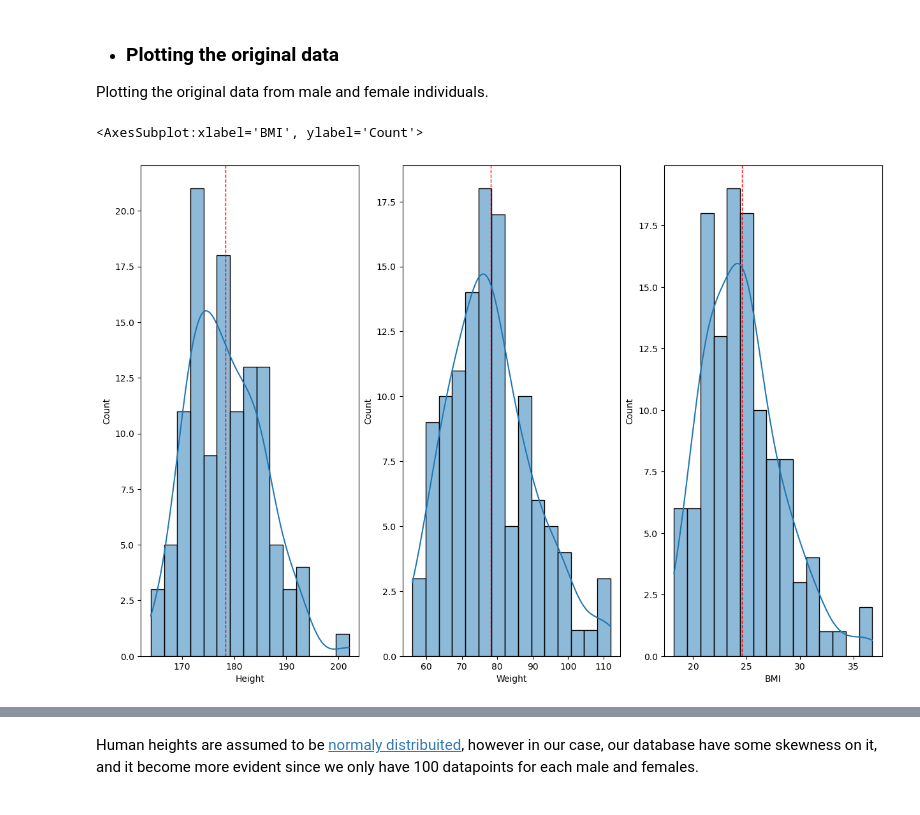
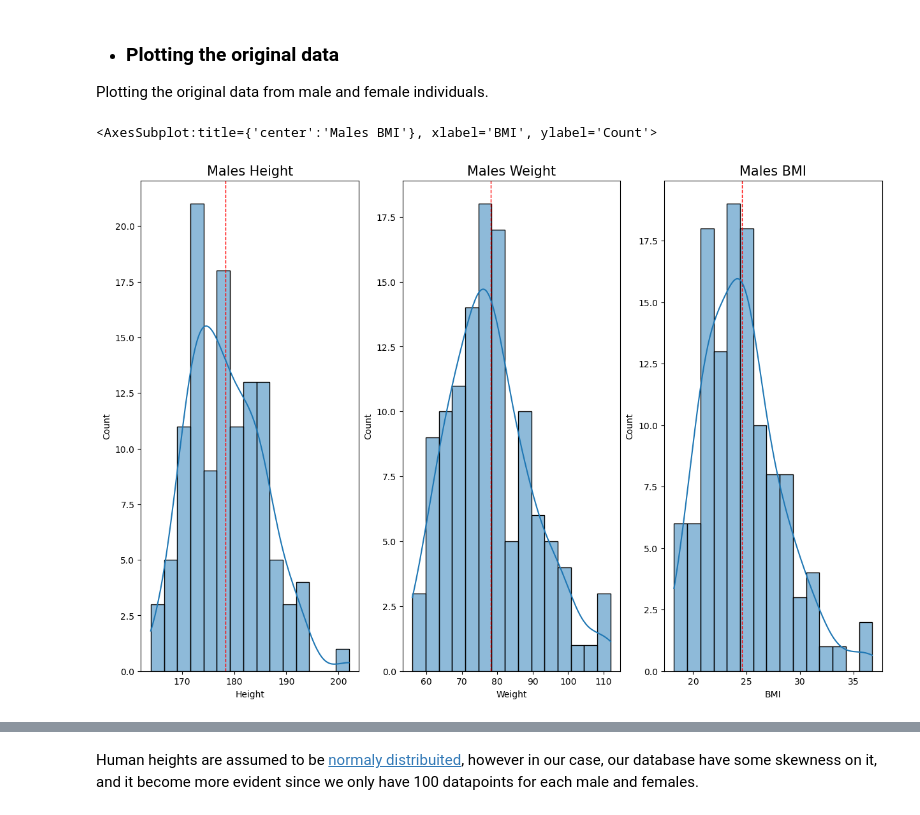
Before and after one commit to ReRiva/PfDA-Assignment, a Jupyter notebook: ProgfDA_Project.ipynb, the cells around one changed output, grey strips where cells are left out. Cells and saved outputs as stored; diff of their text form; code cells hidden in the pictures.

```diff
--- a/ProgfDA_Project.ipynb
+++ b/ProgfDA_Project.ipynb
@@ -299,22 +299,25 @@ Plotting the original data from male and female individuals.
 # %%
 # Creating a dstribuition plot for height, weight and BMI for males
 
 fig, axs = plt.subplots(figsize=(15, 10), ncols=3)
 
 axs[0].axvline(h_mean_males, color='r', linestyle='dashed', linewidth=1)
+axs[0].set_title('Males Height', size=15)
 sns.histplot(kde=True, data=males['Height'], bins = 15, ax=axs[0])
 
 
 
 axs[1].axvline(w_mean_males, color='r', linestyle='dashed', linewidth=1)
+axs[1].set_title('Males Weight', size=15)
 sns.histplot(kde=True, data=males['Weight'], bins = 15, ax=axs[1])
 
 
 axs[2].axvline(bmi_mean_males, color='r', linestyle='dashed', linewidth=1)
+axs[2].set_title('Males BMI', size=15)
 sns.histplot(kde=True, data=males['BMI'], bins = 15, ax=axs[2])
 # %% [output]
-<AxesSubplot:xlabel='BMI', ylabel='Count'>
+<AxesSubplot:title={'center':'Males BMI'}, xlabel='BMI', ylabel='Count'>
-[figure, old version]
+[figure, new version]
 # %%
 # Creating a dstribuition plot for height and weight for females
 
```
Also changed, not shown: parts of 12 cells of this notebook, 1 other file.
